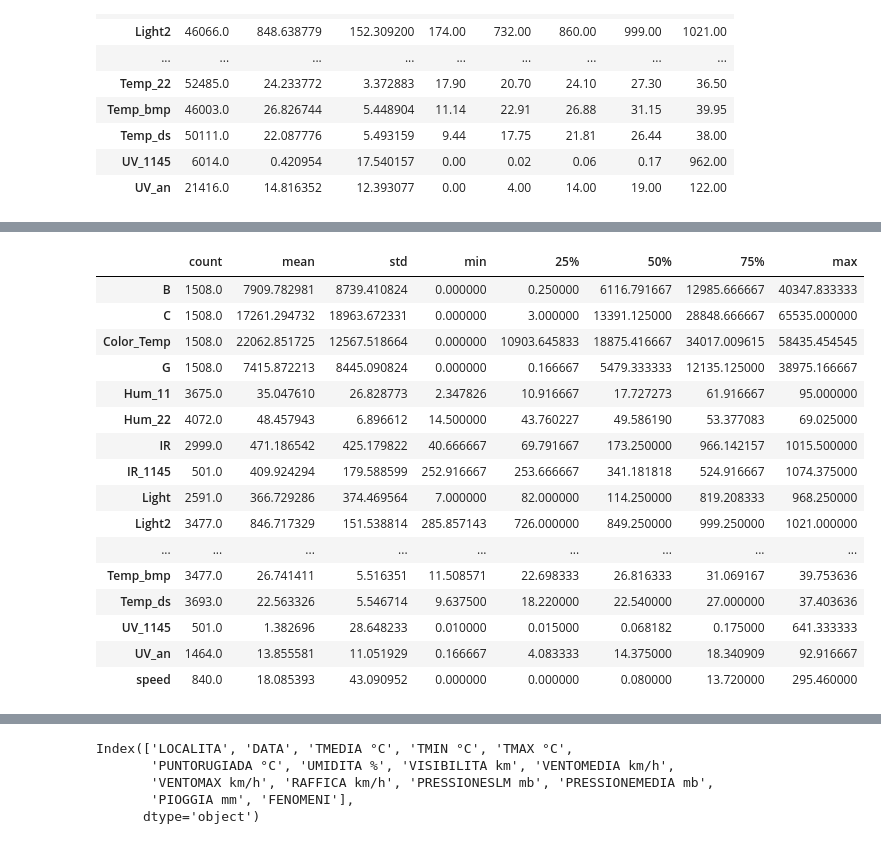
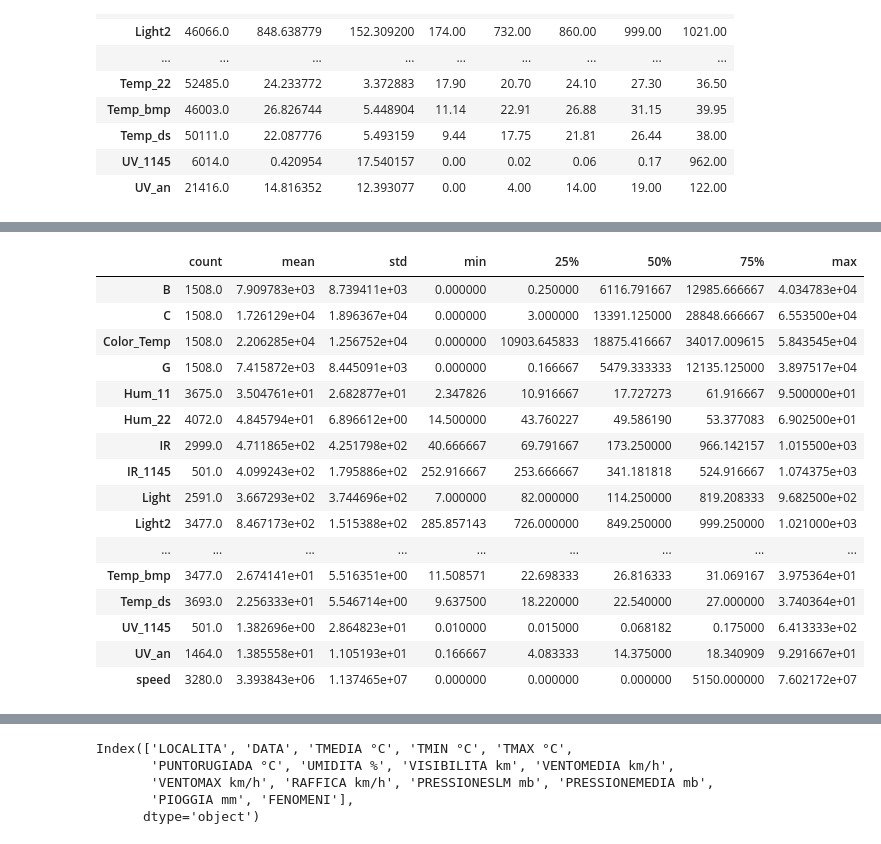
Before and after one commit to baruselli/weather_datalog, a Jupyter notebook: datalog.ipynb, the cells around one changed output, grey strips where cells are left out. Saved outputs shown, nothing was run; the diff lists cells and outputs as text; code cells hidden in the pictures.

```diff
--- a/datalog.ipynb
+++ b/datalog.ipynb
@@ -94,7 +87,7 @@ data_wind_0=data_wind0.append(data_wind1).append(data_wind2)
 data_wind_0["delta_t"]=300000   #5min
 # from arduino program:
 # float velocity=float(turns_write)/float(time_wind1-time_wind0)*float(1000./4.*10.);
-data_wind_0["speed"]=data_wind.Wind*1000./4.*10.300000
+data_wind_0["speed"]=data_wind_0.Wind*1000./4.*10.300000
 #this one has delta_t and speed
 data_wind3=pd.read_csv('data/WIND_4.TXT', sep='\t',header=None, names = ["Day", "Time","Wind","delta_t","speed"])
 data_wind=data_wind_0.append(data_wind3)
@@ -123,8 +116,9 @@ data_wind=data_wind[(data_wind.index.year==2017) & (data_wind.index.month>4)]
 #print(data_wind.describe())
 #print(data_wind_h.describe())
 # %%
-#concatenates sansors + wind hourly data
+#concatenates sensors + wind hourly data
 data_tot_h = pd.concat([data_tot_h0,data_wind_h.drop(["Wind","delta_t"],axis=1)])
-print(data_tot_h.head())
-data_tot_h.describe(include=[np.number]).T
+#print(data_tot_h.head())
+#data_tot_h.describe(include=[np.number]).T
+data_tot_h.describe().T
 # %% [output]
@@ -148,17 +125,17 @@ Day_Time                            ...
 |  | count | mean | std | min | 25% | 50% | 75% | max |
-| B | 1508.0 | 7909.782981 | 8739.410824 | 0.000000 | 0.250000 | 6116.791667 | 12985.666667 | 40347.833333 |
-| C | 1508.0 | 17261.294732 | 18963.672331 | 0.000000 | 3.000000 | 13391.125000 | 28848.666667 | 65535.000000 |
-| Color_Temp | 1508.0 | 22062.851725 | 12567.518664 | 0.000000 | 10903.645833 | 18875.416667 | 34017.009615 | 58435.454545 |
-| G | 1508.0 | 7415.872213 | 8445.090824 | 0.000000 | 0.166667 | 5479.333333 | 12135.125000 | 38975.166667 |
-| Hum_11 | 3675.0 | 35.047610 | 26.828773 | 2.347826 | 10.916667 | 17.727273 | 61.916667 | 95.000000 |
-| Hum_22 | 4072.0 | 48.457943 | 6.896612 | 14.500000 | 43.760227 | 49.586190 | 53.377083 | 69.025000 |
-| IR | 2999.0 | 471.186542 | 425.179822 | 40.666667 | 69.791667 | 173.250000 | 966.142157 | 1015.500000 |
-| IR_1145 | 501.0 | 409.924294 | 179.588599 | 252.916667 | 253.666667 | 341.181818 | 524.916667 | 1074.375000 |
-| Light | 2591.0 | 366.729286 | 374.469564 | 7.000000 | 82.000000 | 114.250000 | 819.208333 | 968.250000 |
-| Light2 | 3477.0 | 846.717329 | 151.538814 | 285.857143 | 726.000000 | 849.250000 | 999.250000 | 1021.000000 |
+| B | 1508.0 | 7.909783e+03 | 8.739411e+03 | 0.000000 | 0.250000 | 6116.791667 | 12985.666667 | 4.034783e+04 |
+| C | 1508.0 | 1.726129e+04 | 1.896367e+04 | 0.000000 | 3.000000 | 13391.125000 | 28848.666667 | 6.553500e+04 |
+| Color_Temp | 1508.0 | 2.206285e+04 | 1.256752e+04 | 0.000000 | 10903.645833 | 18875.416667 | 34017.009615 | 5.843545e+04 |
+| G | 1508.0 | 7.415872e+03 | 8.445091e+03 | 0.000000 | 0.166667 | 5479.333333 | 12135.125000 | 3.897517e+04 |
+| Hum_11 | 3675.0 | 3.504761e+01 | 2.682877e+01 | 2.347826 | 10.916667 | 17.727273 | 61.916667 | 9.500000e+01 |
+| Hum_22 | 4072.0 | 4.845794e+01 | 6.896612e+00 | 14.500000 | 43.760227 | 49.586190 | 53.377083 | 6.902500e+01 |
+| IR | 2999.0 | 4.711865e+02 | 4.251798e+02 | 40.666667 | 69.791667 | 173.250000 | 966.142157 | 1.015500e+03 |
+| IR_1145 | 501.0 | 4.099243e+02 | 1.795886e+02 | 252.916667 | 253.666667 | 341.181818 | 524.916667 | 1.074375e+03 |
+| Light | 2591.0 | 3.667293e+02 | 3.744696e+02 | 7.000000 | 82.000000 | 114.250000 | 819.208333 | 9.682500e+02 |
+| Light2 | 3477.0 | 8.467173e+02 | 1.515388e+02 | 285.857143 | 726.000000 | 849.250000 | 999.250000 | 1.021000e+03 |
 | ... | ... | ... | ... | ... | ... | ... | ... | ... |
-| Temp_bmp | 3477.0 | 26.741411 | 5.516351 | 11.508571 | 22.698333 | 26.816333 | 31.069167 | 39.753636 |
-| Temp_ds | 3693.0 | 22.563326 | 5.546714 | 9.637500 | 18.220000 | 22.540000 | 27.000000 | 37.403636 |
-| UV_1145 | 501.0 | 1.382696 | 28.648233 | 0.010000 | 0.015000 | 0.068182 | 0.175000 | 641.333333 |
-| UV_an | 1464.0 | 13.855581 | 11.051929 | 0.166667 | 4.083333 | 14.375000 | 18.340909 | 92.916667 |
-| speed | 840.0 | 18.085393 | 43.090952 | 0.000000 | 0.000000 | 0.080000 | 13.720000 | 295.460000 |
+| Temp_bmp | 3477.0 | 2.674141e+01 | 5.516351e+00 | 11.508571 | 22.698333 | 26.816333 | 31.069167 | 3.975364e+01 |
+| Temp_ds | 3693.0 | 2.256333e+01 | 5.546714e+00 | 9.637500 | 18.220000 | 22.540000 | 27.000000 | 3.740364e+01 |
+| UV_1145 | 501.0 | 1.382696e+00 | 2.864823e+01 | 0.010000 | 0.015000 | 0.068182 | 0.175000 | 6.413333e+02 |
+| UV_an | 1464.0 | 1.385558e+01 | 1.105193e+01 | 0.166667 | 4.083333 | 14.375000 | 18.340909 | 9.291667e+01 |
+| speed | 3280.0 | 3.393843e+06 | 1.137465e+07 | 0.000000 | 0.000000 | 0.000000 | 5150.000000 | 7.602172e+07 |
```
Also changed, not shown: parts of 9 cells of this notebook, 8 other files.
